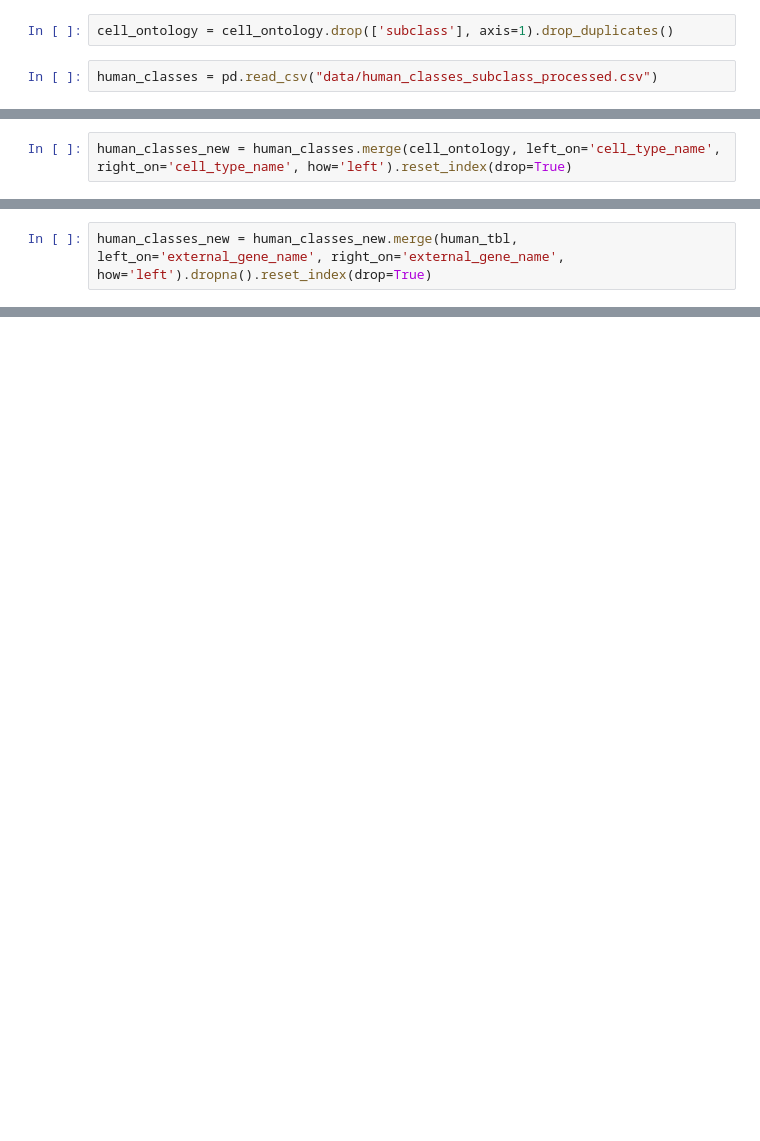
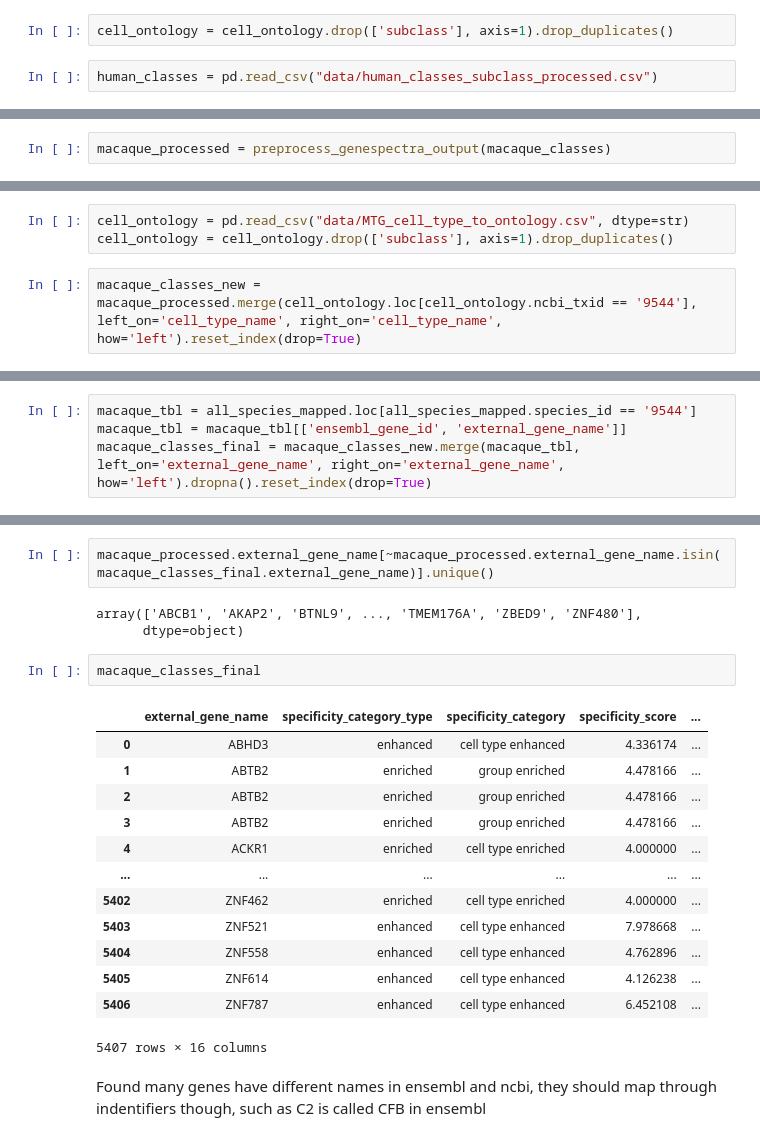
Before and after one commit to Papatheodorou-Group/GeneSpectraKG, a Jupyter notebook: test_kg.ipynb, the cells around one changed output, grey strips where cells are left out. Cells and saved outputs as stored; diff of their text form; blank space fills up the shorter version.

```diff
--- a/test_kg.ipynb
+++ b/test_kg.ipynb
@@ -131,0 +199,2 @@ human_classes
+# %%
+macaque_processed = preprocess_genespectra_output(macaque_classes)
@@ -132,2 +205,5 @@ human_classes
+# %%
+cell_ontology = pd.read_csv("data/MTG_cell_type_to_ontology.csv", dtype=str)
+cell_ontology = cell_ontology.drop(['subclass'], axis=1).drop_duplicates()
 # %%
-human_classes_new = human_classes.merge(cell_ontology, left_on='cell_type_name', right_on='cell_type_name', how='left').reset_index(drop=True)
+macaque_classes_new = macaque_processed.merge(cell_ontology.loc[cell_ontology.ncbi_txid == '9544'], left_on='cell_type_name', right_on='cell_type_name', how='left').reset_index(drop=True)
@@ -156,2 +215,4 @@ human_tbl = human_tbl[['ensembl_gene_id', 'external_gene_name']]
 # %%
-human_classes_new = human_classes_new.merge(human_tbl, left_on='external_gene_name', right_on='external_gene_name', how='left').dropna().reset_index(drop=True)
+macaque_tbl = all_species_mapped.loc[all_species_mapped.species_id == '9544']
+macaque_tbl = macaque_tbl[['ensembl_gene_id', 'external_gene_name']]
+macaque_classes_final = macaque_classes_new.merge(macaque_tbl, left_on='external_gene_name', right_on='external_gene_name', how='left').dropna().reset_index(drop=True)
@@ -161,0 +224,23 @@ human_classes_new.to_csv("data/human_classes_subclass_processed.csv")
+# %%
+macaque_processed.external_gene_name[~macaque_processed.external_gene_name.isin(macaque_classes_final.external_gene_name)].unique()
+# %% [output]
+array(['ABCB1', 'AKAP2', 'BTNL9', ..., 'TMEM176A', 'ZBED9', 'ZNF480'],
+      dtype=object)
+# %%
+macaque_classes_final
+# %% [output]
+|  | external_gene_name | specificity_category_type | specificity_category | specificity_score | ... |
+| 0 | ABHD3 | enhanced | cell type enhanced | 4.336174 | ... |
+| 1 | ABTB2 | enriched | group enriched | 4.478166 | ... |
+| 2 | ABTB2 | enriched | group enriched | 4.478166 | ... |
+| 3 | ABTB2 | enriched | group enriched | 4.478166 | ... |
+| 4 | ACKR1 | enriched | cell type enriched | 4.000000 | ... |
+| ... | ... | ... | ... | ... | ... |
+| 5402 | ZNF462 | enriched | cell type enriched | 4.000000 | ... |
+| 5403 | ZNF521 | enhanced | cell type enhanced | 7.978668 | ... |
+| 5404 | ZNF558 | enhanced | cell type enhanced | 4.762896 | ... |
+| 5405 | ZNF614 | enhanced | cell type enhanced | 4.126238 | ... |
+| 5406 | ZNF787 | enhanced | cell type enhanced | 6.452108 | ... |
+5407 rows × 16 columns
+# %% [markdown]
+Found many genes have different names in ensembl and ncbi, they should map through indentifiers though, such as C2 is called CFB in ensembl
```
Also changed, not shown: parts of 28 cells of this notebook, 4 other files.
